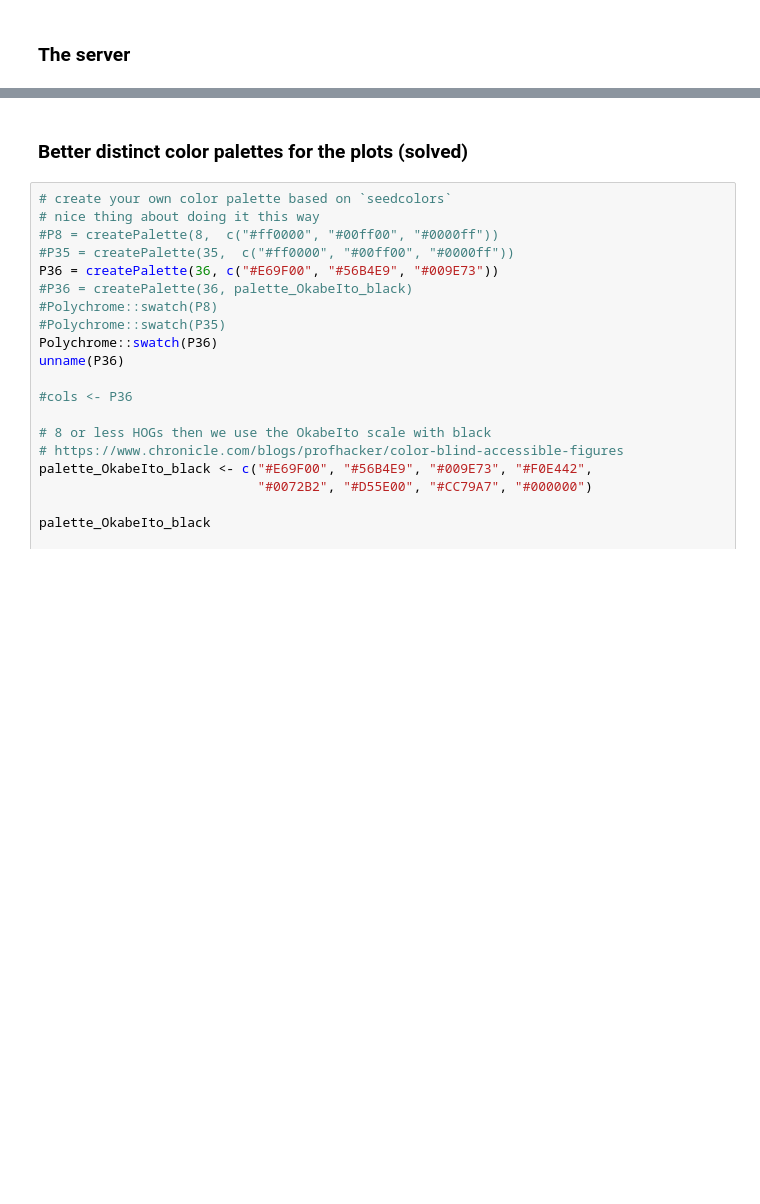
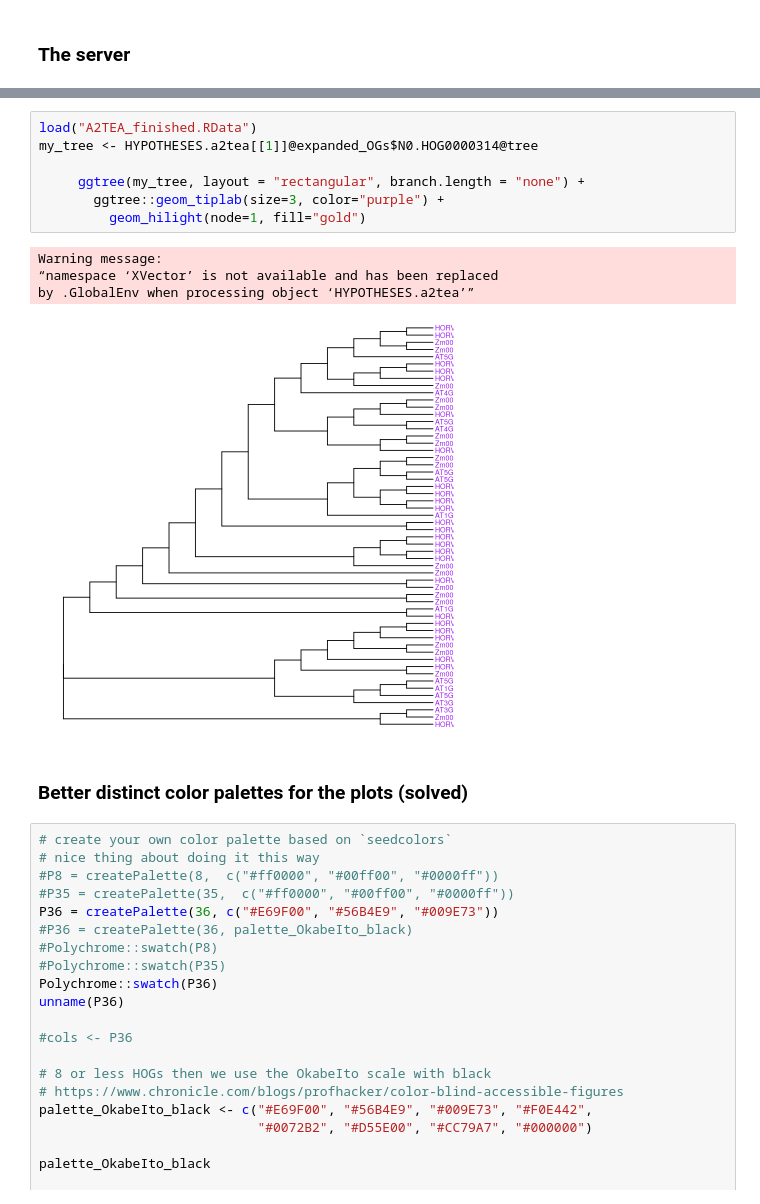
Before and after one commit to tgstoecker/A2TEA.WebApp, a Jupyter notebook: shiny_tests.ipynb, the cells around one changed output, grey strips where cells are left out. Saved outputs shown, nothing was run; the diff lists cells and outputs as text; blank space fills up the shorter version.

```diff
--- a/shiny_tests.ipynb
+++ b/shiny_tests.ipynb
@@ -999,3 +1325,15 @@ shinyApp(ui, server)
+# %%
+load("A2TEA_finished.RData")
+my_tree <- HYPOTHESES.a2tea[[1]]@expanded_OGs$N0.HOG0000314@tree
+
+     ggtree(my_tree, layout = "rectangular", branch.length = "none") +
+       ggtree::geom_tiplab(size=3, color="purple") +
+         geom_hilight(node=1, fill="gold")
+# %% [output]
+Warning message:
+“namespace ‘XVector’ is not available and has been replaced
+by .GlobalEnv when processing object ‘HYPOTHESES.a2tea’”
+[figure, added]
 # %% [markdown]
 ### Better distinct color palettes for the plots (solved)
 # %%
```
Also changed, not shown: parts of 36 cells of this notebook.
